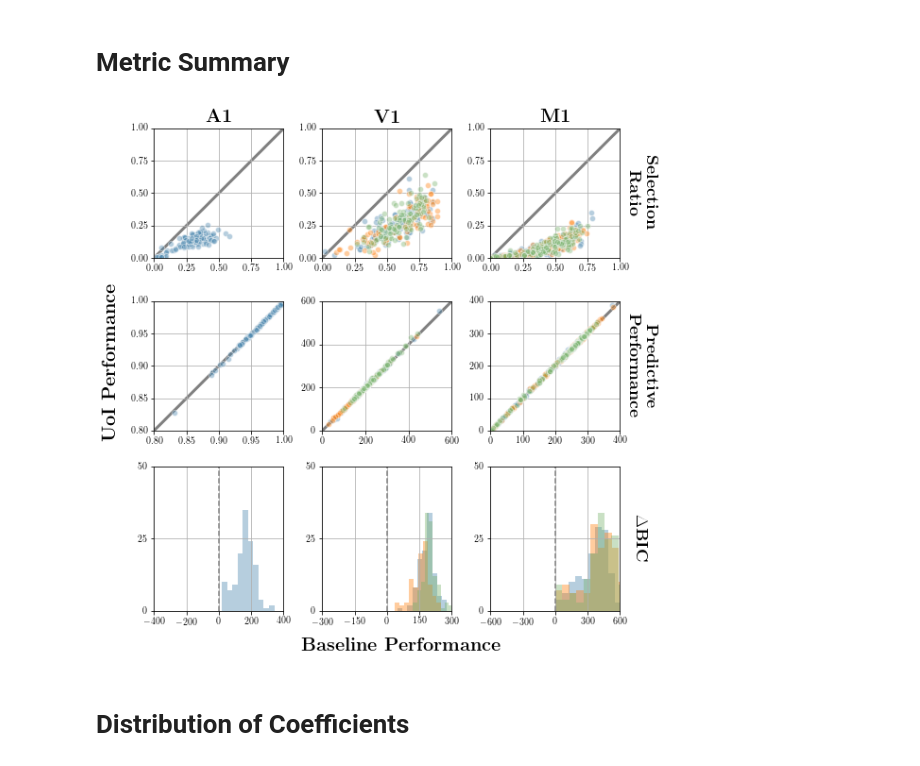
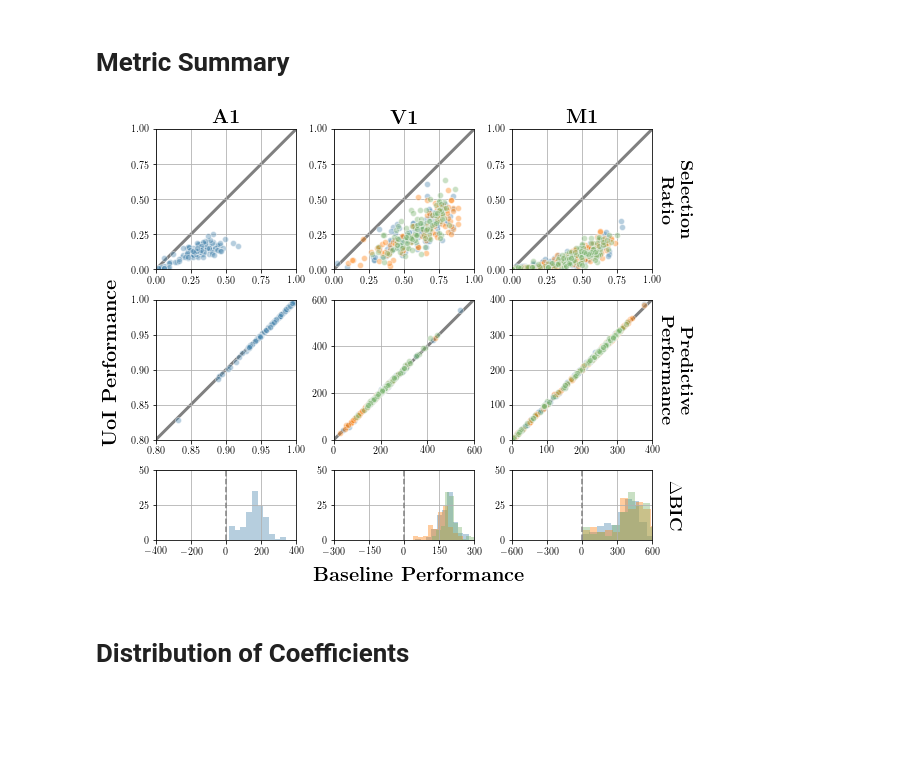
Before and after one commit to BouchardLab/neuroinference, a Jupyter notebook: notebooks/coupling/coupling_broad_analysis.ipynb, the cells around one changed output. Saved outputs shown, nothing was run; the diff lists cells and outputs as text; code cells hidden in the pictures; blank space fills up the shorter version.

Commit message:
fixed up some plotting for tuning / coupling figures

```diff
--- a/notebooks/coupling/coupling_broad_analysis.ipynb
+++ b/notebooks/coupling/coupling_broad_analysis.ipynb
@@ -11,7 +11,8 @@ from uoineuro.utils import (calculate_selection_ratio,
 from uoineuro.coupling_utils import check_metrics
 %matplotlib inline
 # %%
-base_path = os.path.join(os.environ['HOME'], 'fits/uoineuro/coupling')
+base_path = os.path.join(os.environ['HOME'],
+                         'fits/uoineuro/coupling')
 # %%
 # consolidate A1 results
 a1_results_path = os.path.join(base_path, 'ecog/ecog_coupling.h5')
@@ -50,7 +51,9 @@ colors = ['#4986ae', '#ff800e', '#78b26d']
 # %% [markdown]
 # Metric Summary
 # %%
-fig, axes = plt.subplots(3, 3, figsize=(8, 8))
+fig, axes = plt.subplots(3, 3,
+                         figsize=(8, 6.5),
+                         gridspec_kw={'height_ratios': [1, 1, 0.5]})
 
 # selection ratios
 axes[0, 0].scatter(
@@ -176,34 +179,34 @@ axes[1, -1].set_ylabel(
 axes[2, -1].set_ylabel(
     r'$\Delta$\textbf{BIC}',
     fontsize=18,
     labelpad=30,
     rotation=270)
 axes[0, -1].yaxis.set_label_position('right')
 axes[1, -1].yaxis.set_label_position('right')
 axes[2, -1].yaxis.set_label_position('right')
 
 fig_invert = fig.transFigure.inverted()
 middle_x, _ = fig_invert.transform(axes[-1, 1].transAxes.transform([0.5, 0.]))
 _, middle_y = fig_invert.transform(axes[1, 1].transAxes.transform([0., 0.5]))
 fig.text(
     x=middle_x, y=-0.02,
     s=r'\textbf{Baseline Performance}',
     fontsize=20,
     horizontalalignment='center',
     verticalalignment='center')
 
 fig.text(
     x=-0.02, y=middle_y,
     s=r'\textbf{UoI Performance}',
     fontsize=20,
     rotation=90,
     horizontalalignment='center',
     verticalalignment='center')
 
 plt.tight_layout()
 plt.savefig('figure4a.pdf', bbox_inches='tight')
 # %% [output]
-[figure, old version]
+[figure, new version]
 # %% [markdown]
 # Distribution of Coefficients
 # %%
```
Also changed, not shown: 2 other files.
